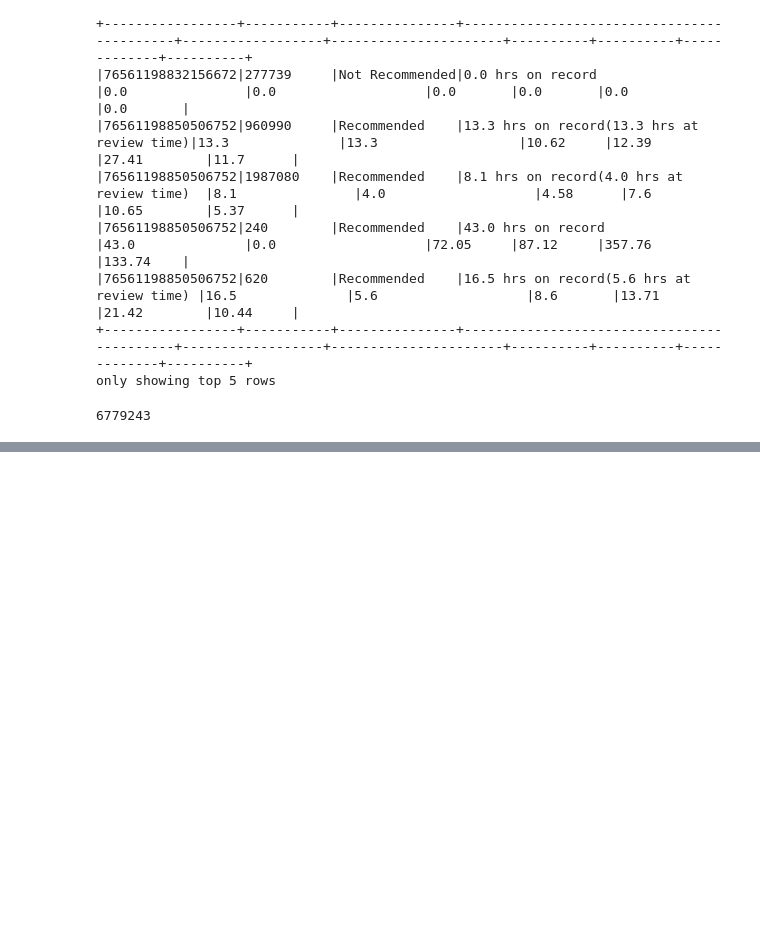
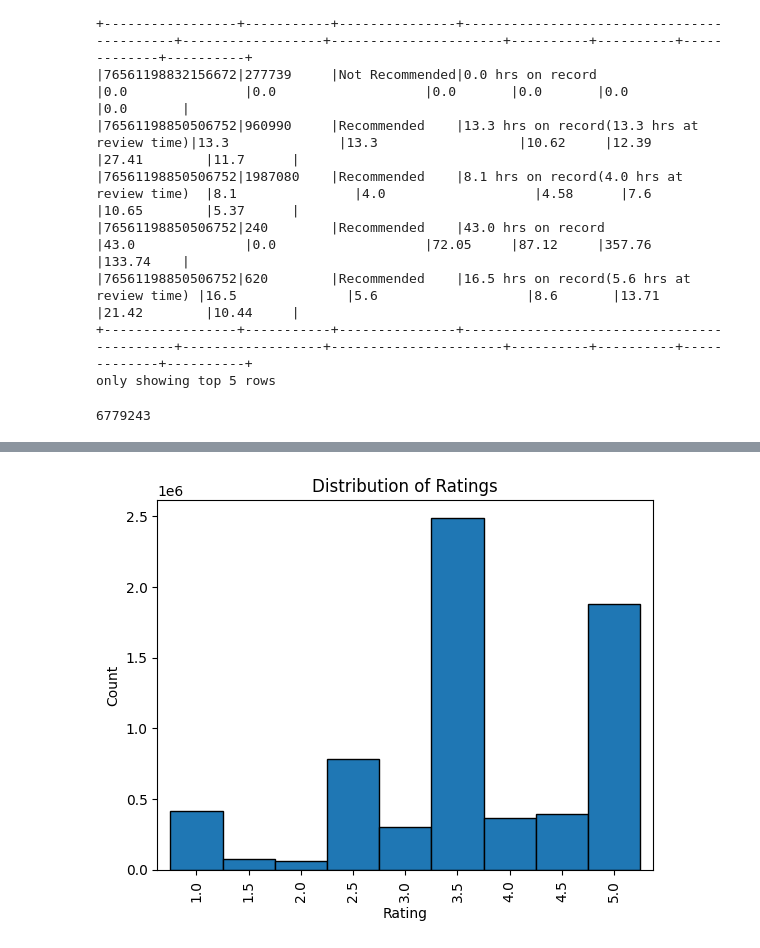
Before and after one commit to LuciaFores/big-data-computing, a Jupyter notebook: Project/Videogame_Recommender_System.ipynb, the cells around one changed output, grey strips where cells are left out. Cells and saved outputs as stored; diff of their text form; code cells hidden in the pictures; blank space fills up the shorter version.

```diff
--- a/Project/Videogame_Recommender_System.ipynb
+++ b/Project/Videogame_Recommender_System.ipynb
@@ -1051,0 +1096,11 @@ only showing top 20 rows
+# %%
+ratings_df = reviews_df.select('rating').toPandas()
+# %%
+rating_histogram = ratings_df['rating'].value_counts().sort_index()
+rating_histogram.plot(kind="bar", edgecolor='black', width=1.0)
+plt.xlabel('Rating')
+plt.ylabel('Count')
+plt.title('Distribution of Ratings')
+plt.show()
+# %% [output]
+[figure, added]
```
Also changed, not shown: parts of 27 cells of this notebook.
